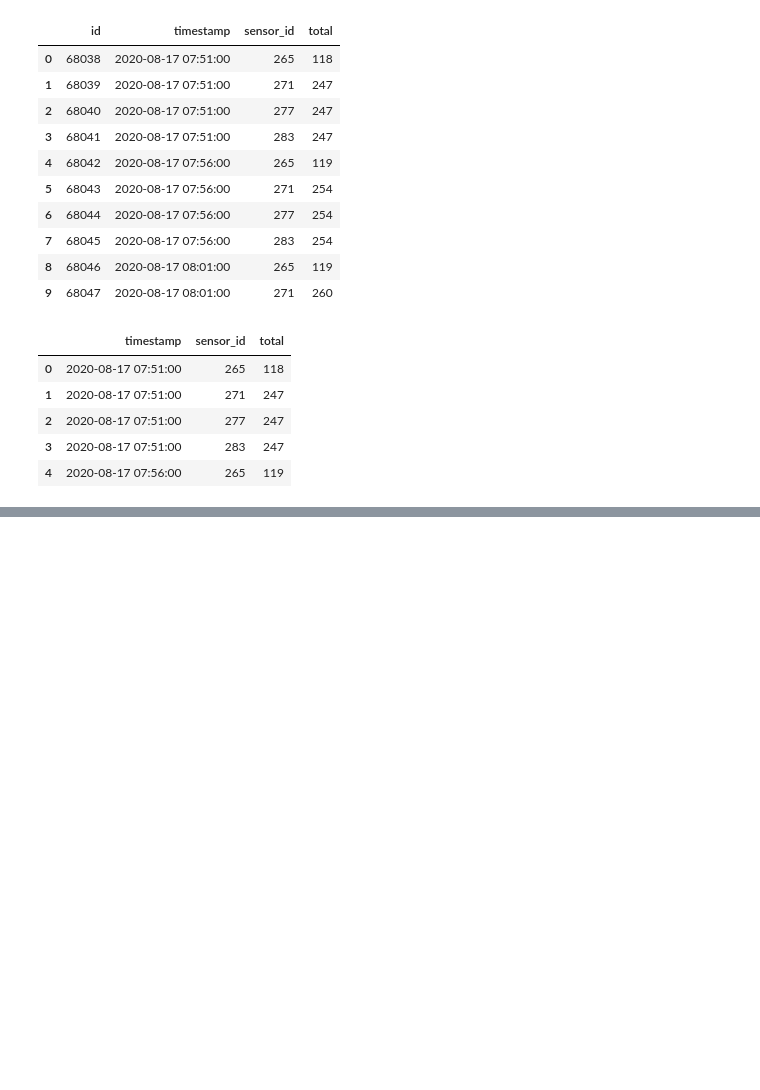
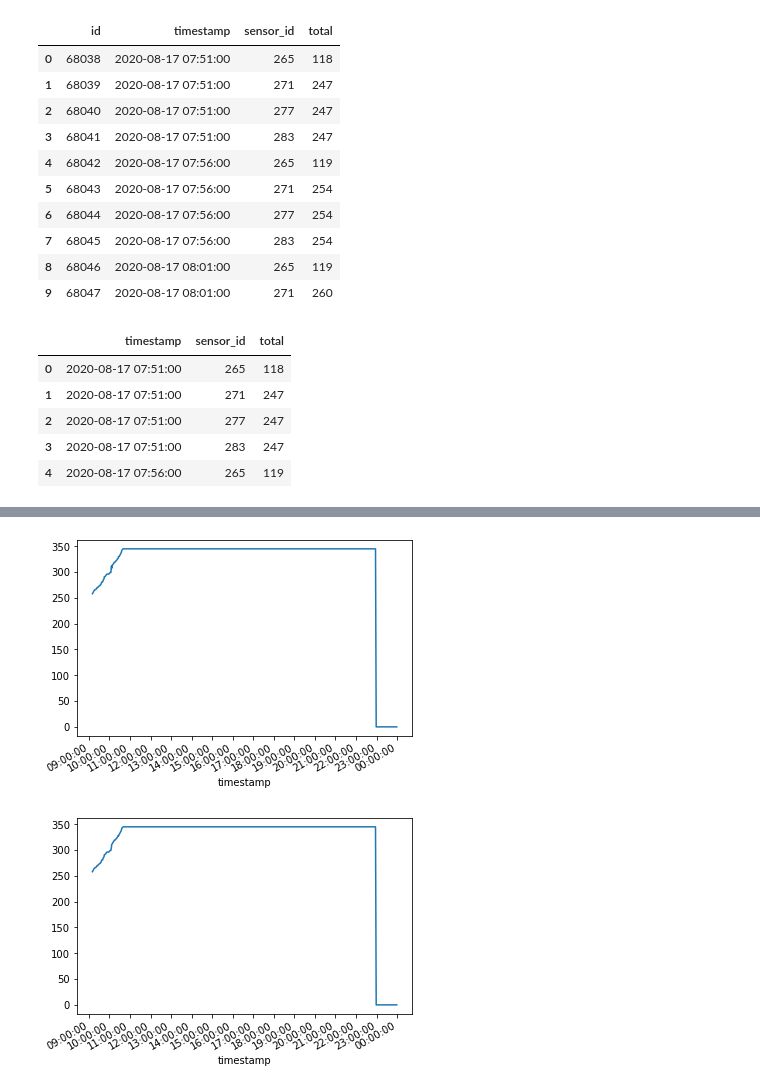
Before and after one commit to yogocik/TEST, a Jupyter notebook: No.1.ipynb, the cells around one changed output, grey strips where cells are left out. Drawn from its saved outputs; the diff is of its cells as text; code cells hidden in the pictures; blank space fills up the shorter version.

```diff
--- a/No.1.ipynb
+++ b/No.1.ipynb
@@ -49,0 +46,8 @@ AttributeError: 'Series' object has no attribute 'month'
+# %%
+selected.set_index('timestamp',inplace=True)
+# %%
+only_310820 = selected.loc['2020-08-31']
+only_277    = only_310820[only_310820['sensor_id']==277]
+only_271    = only_310820[only_310820['sensor_id']==271]
+only_283    = only_310820[only_310820['sensor_id']==283]
+only_265    = only_310820[only_310820['sensor_id']==265]
@@ -49,0 +64,30 @@ AttributeError: 'Series' object has no attribute 'month'
+# %%
+import matplotlib.pyplot as plt
+import matplotlib.dates as mdates
+hours = mdates.HourLocator(interval = 1)
+h_fmt = mdates.DateFormatter('%H:%M:%S')
+
+
+with pd.plotting.plot_params.use('x_compat', True):
+  ax = only_277['total'].plot()
+  ax.xaxis.set_major_locator(hours)
+  ax.xaxis.set_major_formatter(h_fmt)
+
+plt.show()
+
+with pd.plotting.plot_params.use('x_compat', True):
+  ax = only_271['total'].plot()
+  ax.xaxis.set_major_locator(hours)
+  ax.xaxis.set_major_formatter(h_fmt)
+
+plt.show()
+
+with pd.plotting.plot_params.use('x_compat', True):
+  ax = only_283['total'].plot()
+  ax.xaxis.set_major_locator(hours)
+  ax.xaxis.set_major_formatter(h_fmt)
+
+plt.show()
+# %% [output]
+[figure, added]
+[figure, added]
```
Also changed, not shown: parts of 2 cells of this notebook.
